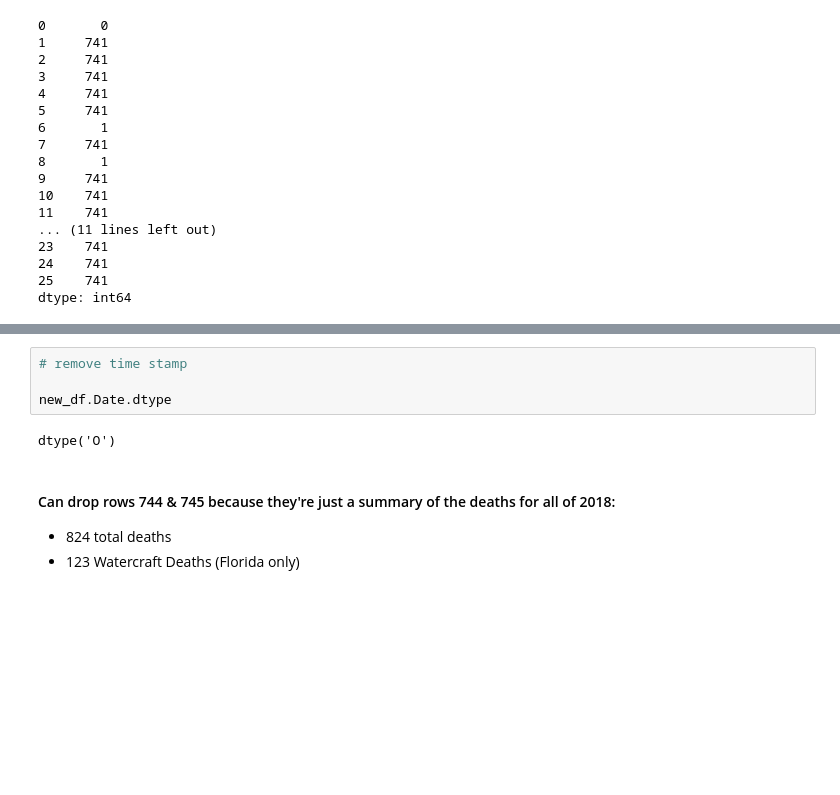
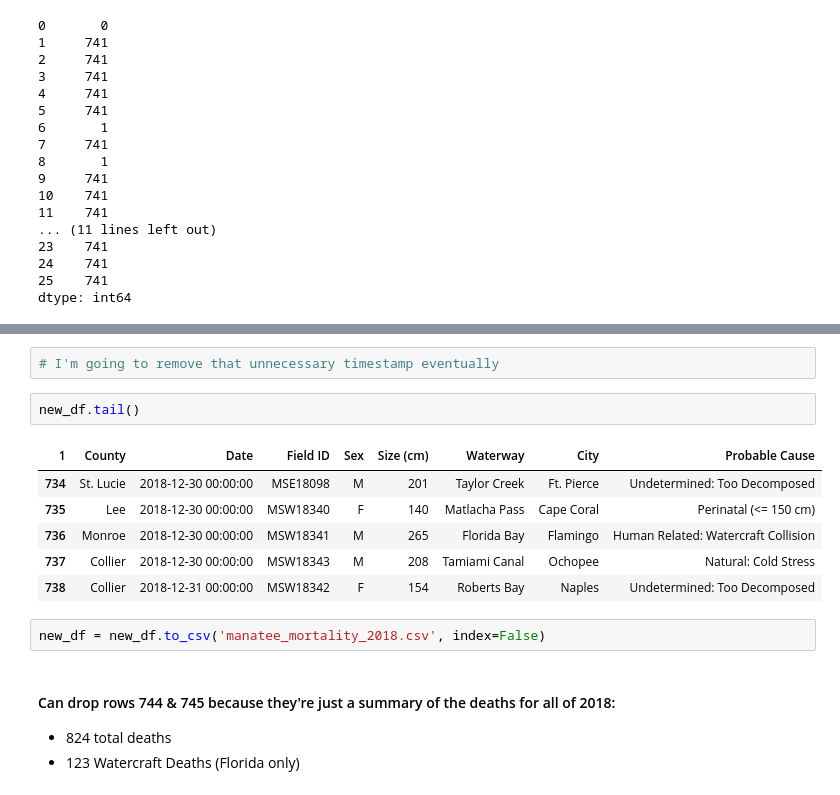
Before and after one commit to MagicMilly/manatee-mortality, a Jupyter notebook: manatees.ipynb, the cells around one changed output, grey strips where cells are left out. Cells and saved outputs as stored; diff of their text form; blank space fills up the shorter version.

```diff
--- a/manatees.ipynb
+++ b/manatees.ipynb
@@ -125,12 +126,19 @@ new_df.head()
 | 2 | Broward | 2018-02-01 00:00:00 | MSE18024 | U | 275 | Port Everglades | Ft. Lauderdale | Human Related: Watercraft Collision |
 | 3 | Brevard | 2018-02-02 00:00:00 | MEC18013 | F | 280 | Indian River | Port St. John | Human Related: Other |
 | 4 | Brevard | 2018-02-02 00:00:00 | MEC18014 | M | 209 | Eau Gallie River | Melbourne | Natural: Cold Stress |
-# %%
-# remove time stamp
-
-new_df.Date.dtype
-# %% [output]
-dtype('O')
+# %%
+# I'm going to remove that unnecessary timestamp eventually
+# %%
+new_df.tail()
+# %% [output]
+| 1 | County | Date | Field ID | Sex | Size (cm) | Waterway | City | Probable Cause |
+| 734 | St. Lucie | 2018-12-30 00:00:00 | MSE18098 | M | 201 | Taylor Creek | Ft. Pierce | Undetermined: Too Decomposed |
+| 735 | Lee | 2018-12-30 00:00:00 | MSW18340 | F | 140 | Matlacha Pass | Cape Coral | Perinatal (<= 150 cm) |
+| 736 | Monroe | 2018-12-30 00:00:00 | MSW18341 | M | 265 | Florida Bay | Flamingo | Human Related: Watercraft Collision |
+| 737 | Collier | 2018-12-30 00:00:00 | MSW18343 | M | 208 | Tamiami Canal | Ochopee | Natural: Cold Stress |
+| 738 | Collier | 2018-12-31 00:00:00 | MSW18342 | F | 154 | Roberts Bay | Naples | Undetermined: Too Decomposed |
+# %%
+new_df = new_df.to_csv('manatee_mortality_2018.csv', index=False)
 # %% [markdown]
 #### Can drop rows 744 & 745 because they're just a summary of the deaths for all of 2018:
 * 824 total deaths
```
Also changed, not shown: parts of 6 cells of this notebook, 2 other files.
